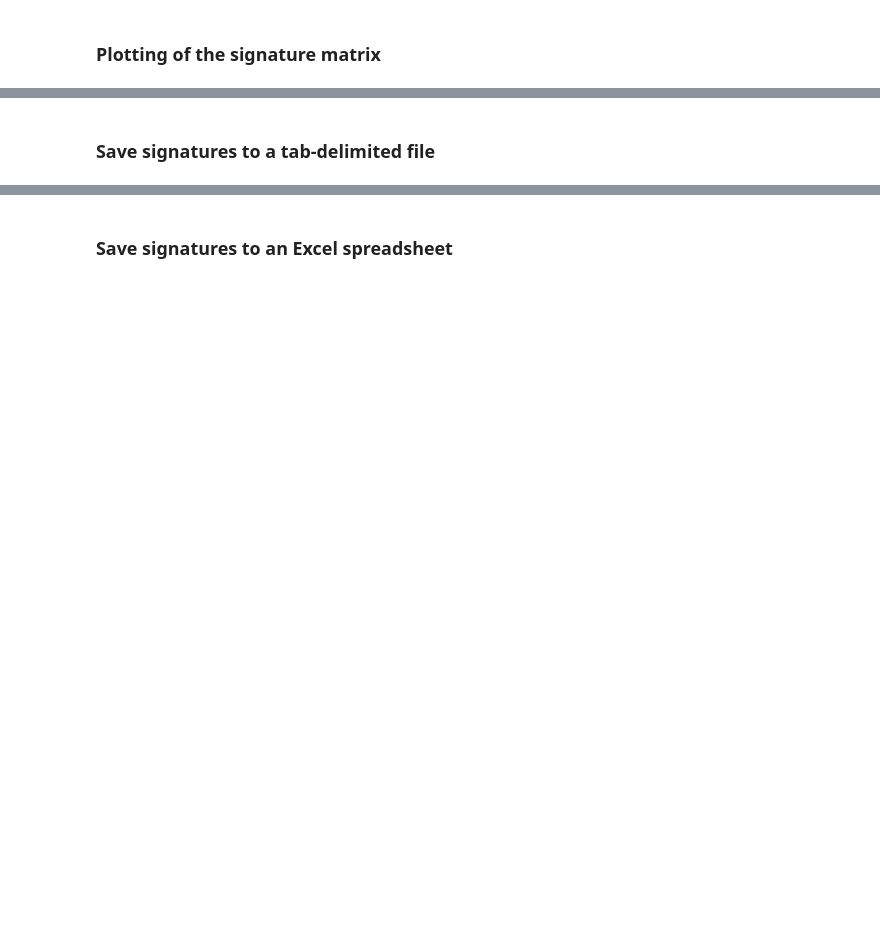
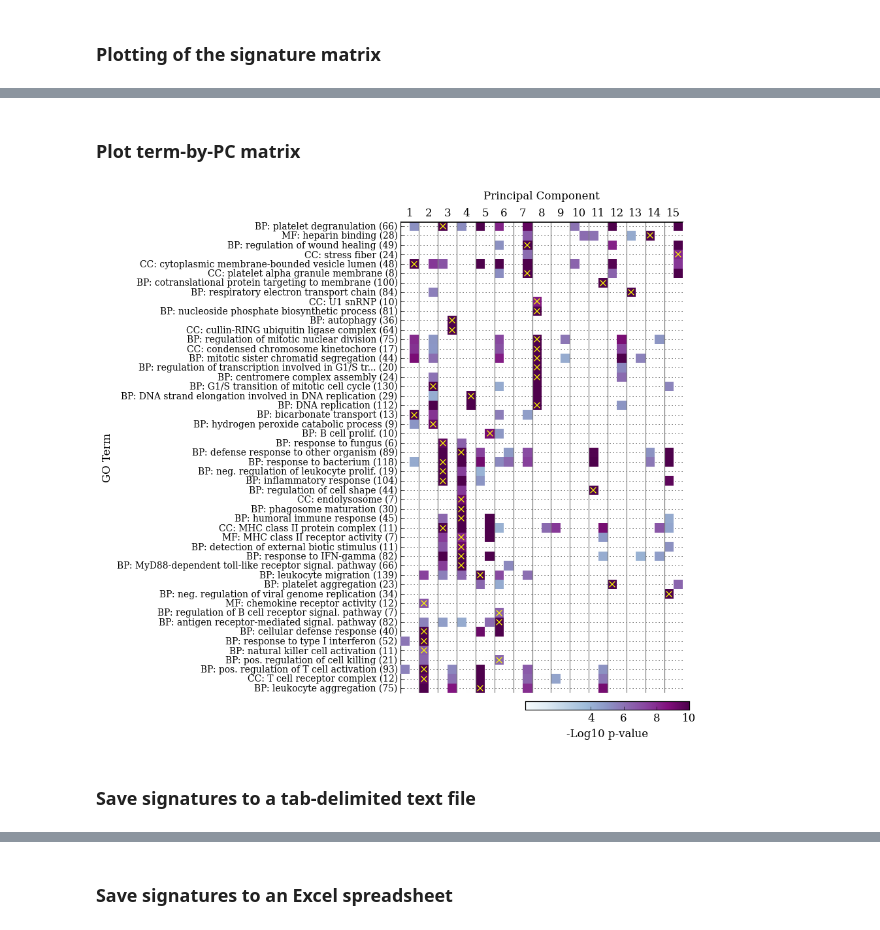
Before and after one commit to flo-compbio/gopca, a Jupyter notebook: docs/source/notebooks/Demo_DMAP.ipynb, the cells around one changed output, grey strips where cells are left out. Saved outputs shown, nothing was run; the diff lists cells and outputs as text; code cells hidden in the pictures; blank space fills up the shorter version.

```diff
--- a/docs/source/notebooks/Demo_DMAP.ipynb
+++ b/docs/source/notebooks/Demo_DMAP.ipynb
@@ -47,10 +47,12 @@ gene_file = 'protein_coding_genes_human.tsv'
 expression_file = 'dmap_expression.tsv'
 go_annotation_file = 'go_annotations_human.tsv'
 gopca_file = 'dmap_gopca.pickle'
-signature_matrix_image_file = 'dmap_signatures_matrix.png'
+signature_matrix_plot_file = 'dmap_signatures_matrix.png'
 signature_file = 'dmap_signatures.tsv'
 signature_excel_file = 'dmap_signatures.xlsx'
-signature_plot_file = 'dmap_signature_plot.png'
+signature_plot_file = 'dmap_signature.png'
+term_by_pc_plot_file = 'dmap_term_by_pc.png'
+matlab_file = 'dmap_gopca.mat'
 # %% [markdown]
 ### Downloading the data
 
@@ -200,6 +202,16 @@ Image(filename = signature_plot_file, width = 800)
 [figure]
+# %% [markdown]
+### Plot term-by-PC matrix
+# %%
+from IPython.display import Image
+
+dpi = 90
+!gopca_plot_term_by_pc_matrix.py -g "$gopca_file" -o "$term_by_pc_plot_file" -r $dpi -s 18 12
+Image(filename = term_by_pc_plot_file, width = 800)
+# %% [output]
+[figure, added]
 # %% [markdown]
-### Save signatures to a tab-delimited file
+### Save signatures to a tab-delimited text file
 # %%
 !gopca_extract_signatures.py -g "$gopca_file" -o "$signature_file"
 # %% [output]
```
Also changed, not shown: parts of 16 cells of this notebook.
